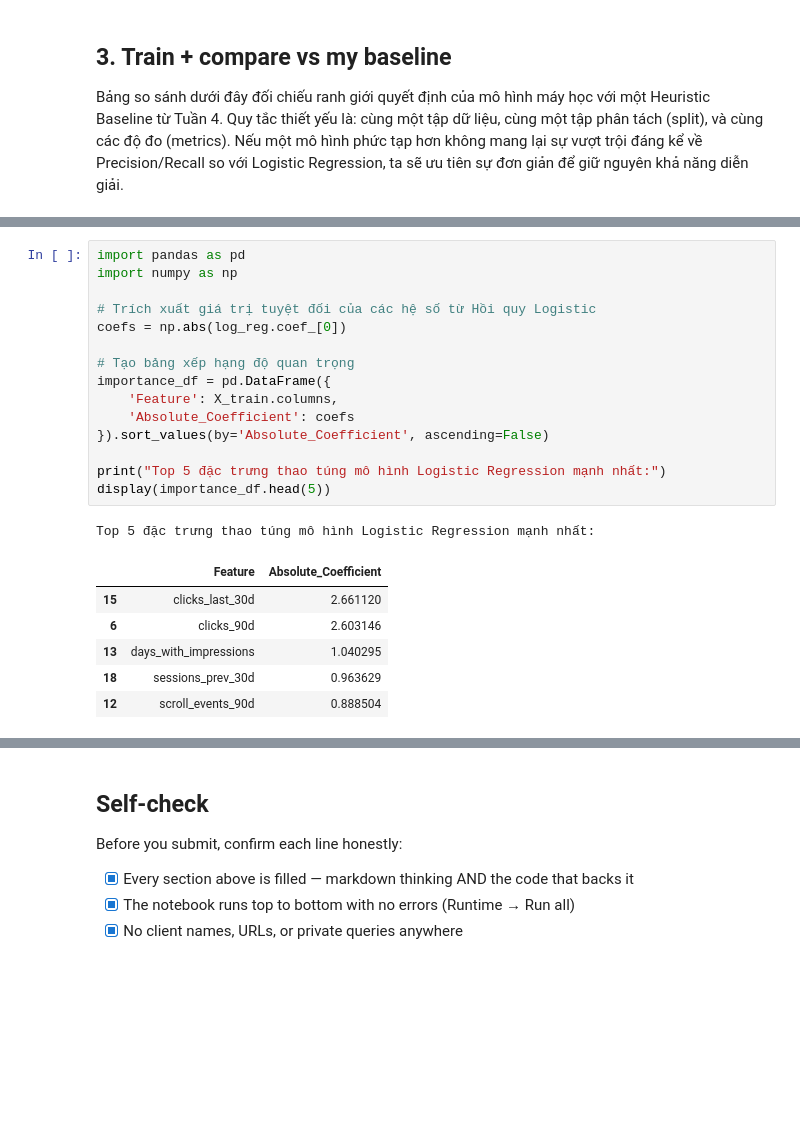
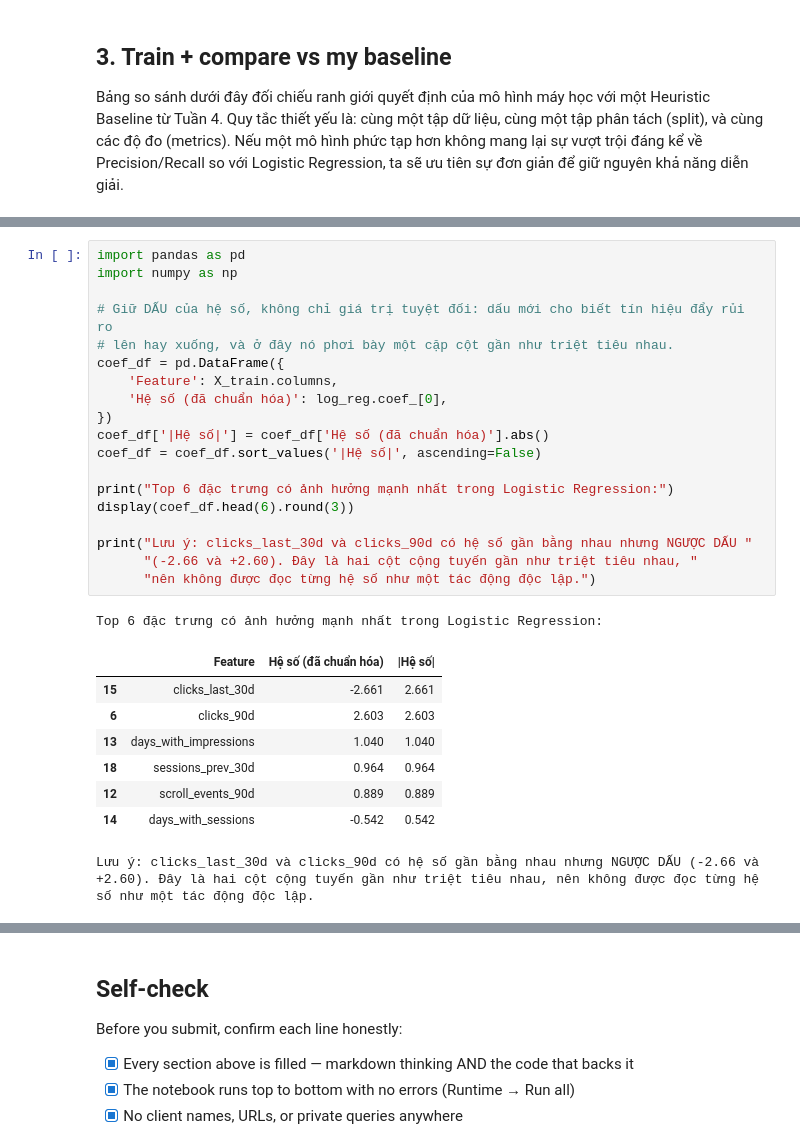
Before and after one commit to John-hcmus/flyrank-ML-internship-starter, a Jupyter notebook: work/notebooks/w05_model.ipynb, the cells around one changed output, grey strips where cells are left out. Saved outputs shown, nothing was run; the diff lists cells and outputs as text; blank space fills up the shorter version.

```diff
--- a/work/notebooks/w05_model.ipynb
+++ b/work/notebooks/w05_model.ipynb
@@ -171,24 +201,30 @@ display(comparison_table)
 # %%
 import pandas as pd
 import numpy as np
 
-# Trích xuất giá trị tuyệt đối của các hệ số từ Hồi quy Logistic
-coefs = np.abs(log_reg.coef_[0])
+# Giữ DẤU của hệ số, không chỉ giá trị tuyệt đối: dấu mới cho biết tín hiệu đẩy rủi ro
+# lên hay xuống, và ở đây nó phơi bày một cặp cột gần như triệt tiêu nhau.
+coef_df = pd.DataFrame({
+    'Feature': X_train.columns,
+    'Hệ số (đã chuẩn hóa)': log_reg.coef_[0],
+})
+coef_df['|Hệ số|'] = coef_df['Hệ số (đã chuẩn hóa)'].abs()
+coef_df = coef_df.sort_values('|Hệ số|', ascending=False)
 
-# Tạo bảng xếp hạng độ quan trọng
-importance_df = pd.DataFrame({
-    'Feature': X_train.columns,
-    'Absolute_Coefficient': coefs
-}).sort_values(by='Absolute_Coefficient', ascending=False)
+print("Top 6 đặc trưng có ảnh hưởng mạnh nhất trong Logistic Regression:")
+display(coef_df.head(6).round(3))
 
-print("Top 5 đặc trưng thao túng mô hình Logistic Regression mạnh nhất:")
-display(importance_df.head(5))
+print("Lưu ý: clicks_last_30d và clicks_90d có hệ số gần bằng nhau nhưng NGƯỢC DẤU "
+      "(-2.66 và +2.60). Đây là hai cột cộng tuyến gần như triệt tiêu nhau, "
+      "nên không được đọc từng hệ số như một tác động độc lập.")
 # %% [output]
-Top 5 đặc trưng thao túng mô hình Logistic Regression mạnh nhất:
+Top 6 đặc trưng có ảnh hưởng mạnh nhất trong Logistic Regression:
-|  | Feature | Absolute_Coefficient |
-| 15 | clicks_last_30d | 2.661120 |
-| 6 | clicks_90d | 2.603146 |
-| 13 | days_with_impressions | 1.040295 |
-| 18 | sessions_prev_30d | 0.963629 |
-| 12 | scroll_events_90d | 0.888504 |
+|  | Feature | Hệ số (đã chuẩn hóa) | |Hệ số| |
+| 15 | clicks_last_30d | -2.661 | 2.661 |
+| 6 | clicks_90d | 2.603 | 2.603 |
+| 13 | days_with_impressions | 1.040 | 1.040 |
+| 18 | sessions_prev_30d | 0.964 | 0.964 |
+| 12 | scroll_events_90d | 0.889 | 0.889 |
+| 14 | days_with_sessions | -0.542 | 0.542 |
+Lưu ý: clicks_last_30d và clicks_90d có hệ số gần bằng nhau nhưng NGƯỢC DẤU (-2.66 và +2.60). Đây là hai cột cộng tuyến gần như triệt tiêu nhau, nên không được đọc từng hệ số như một tác động độc lập.
 # %% [markdown]
```
Also changed, not shown: parts of 9 cells of this notebook, 1 other file.
